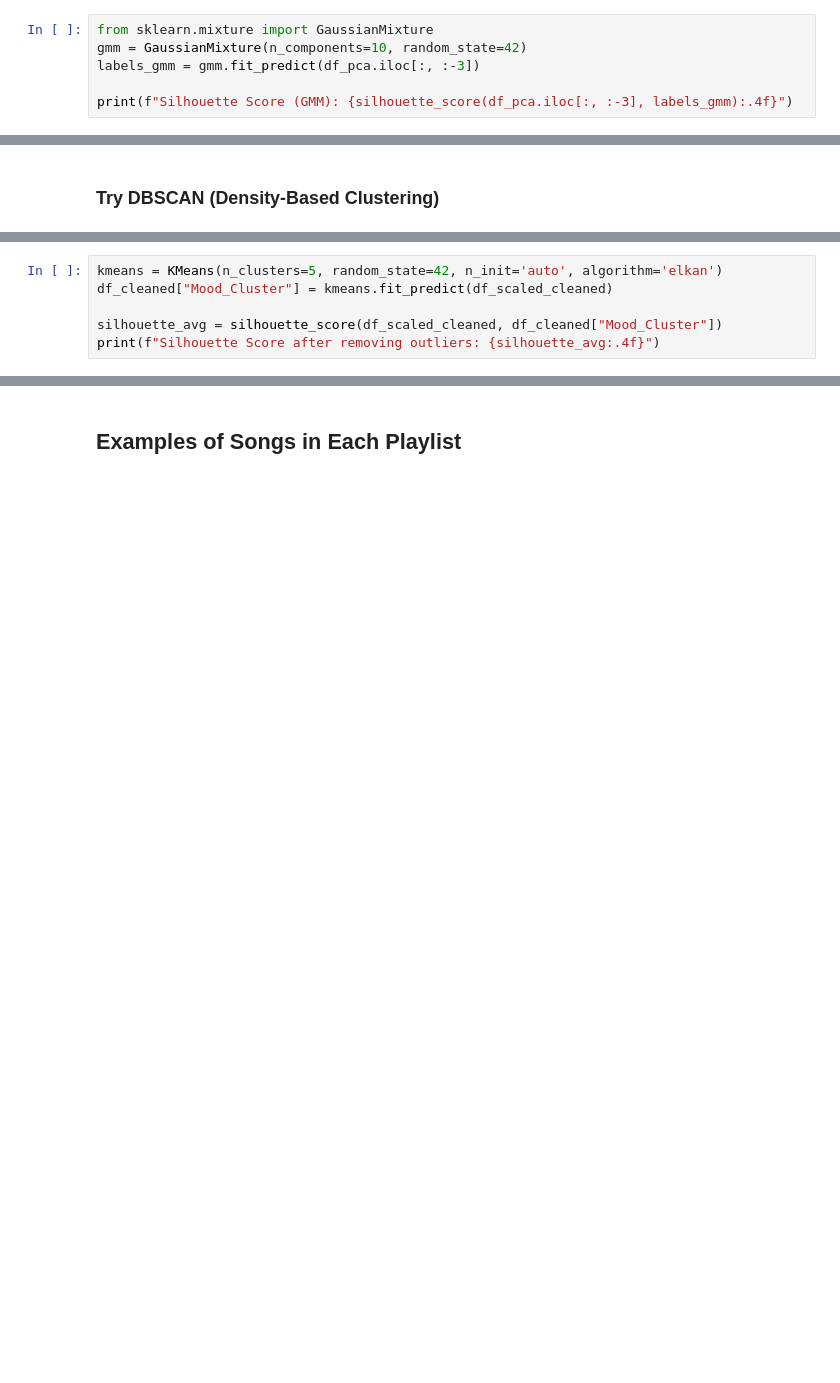
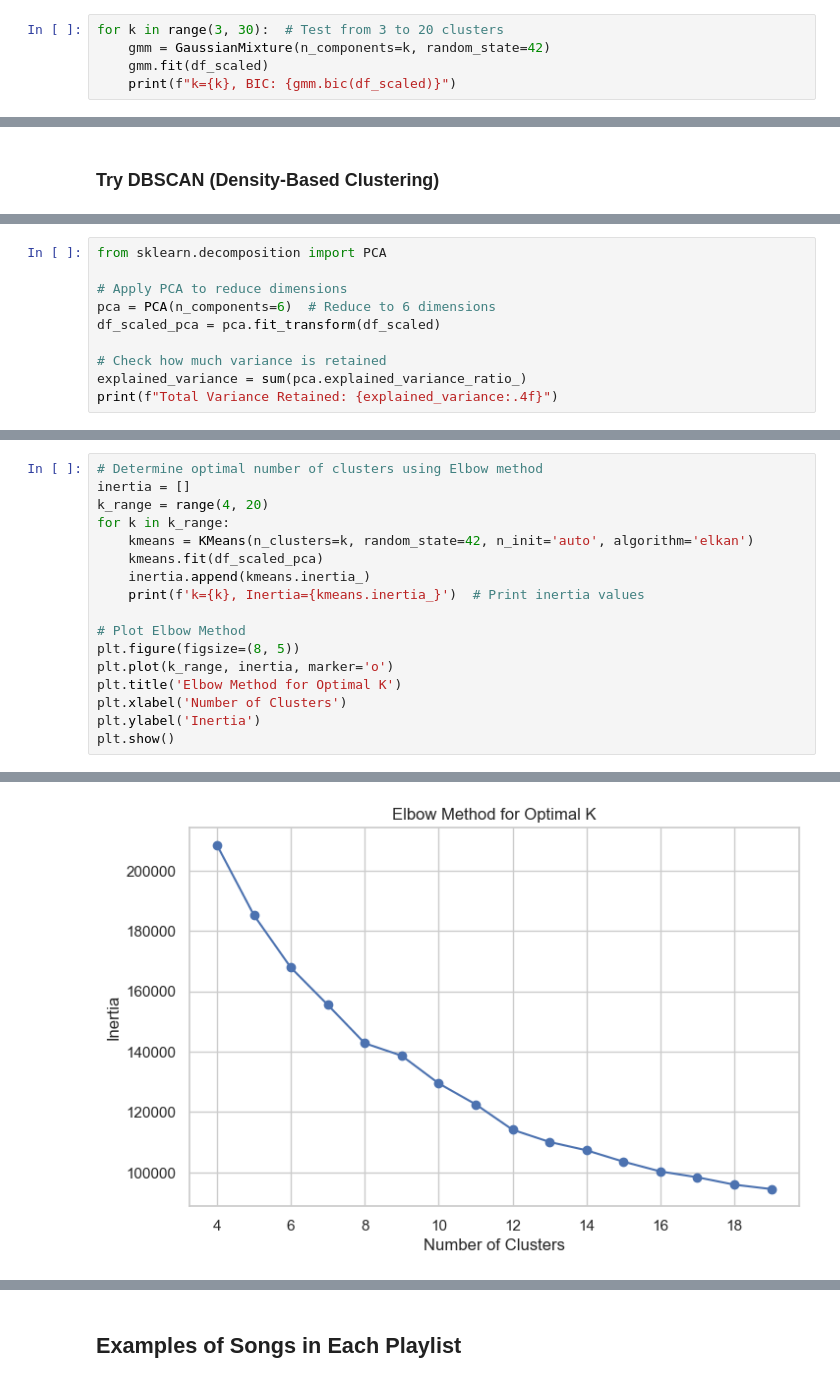
Before and after one commit to hannahdallas/captstone, a Jupyter notebook: notebook.ipynb, the cells around one changed output, grey strips where cells are left out. Drawn from its saved outputs; the diff is of its cells as text; blank space fills up the shorter version.

```diff
--- a/notebook.ipynb
+++ b/notebook.ipynb
@@ -417,6 +401,5 @@ print(f"Cosine Similarity Score for K-Means: {cosine_similarity_kmeans:.4f}")
-# %%
-from sklearn.mixture import GaussianMixture
-gmm = GaussianMixture(n_components=10, random_state=42)
-labels_gmm = gmm.fit_predict(df_pca.iloc[:, :-3])
-
-print(f"Silhouette Score (GMM): {silhouette_score(df_pca.iloc[:, :-3], labels_gmm):.4f}")
+# %%
+for k in range(3, 30):  # Test from 3 to 20 clusters
+    gmm = GaussianMixture(n_components=k, random_state=42)
+    gmm.fit(df_scaled)
+    print(f"k={k}, BIC: {gmm.bic(df_scaled)}")
@@ -536,6 +576,0 @@ df_scaled_cleaned = df_scaled[outliers == 1]
-# %%
-kmeans = KMeans(n_clusters=5, random_state=42, n_init='auto', algorithm='elkan')
-df_cleaned["Mood_Cluster"] = kmeans.fit_predict(df_scaled_cleaned)
-
-silhouette_avg = silhouette_score(df_scaled_cleaned, df_cleaned["Mood_Cluster"])
-print(f"Silhouette Score after removing outliers: {silhouette_avg:.4f}")
@@ -564,0 +602,10 @@ df[["song_title", "artist", "Mood_Cluster", "Mood_Label"]].head()
+# %%
+from sklearn.decomposition import PCA
+
+# Apply PCA to reduce dimensions
+pca = PCA(n_components=6)  # Reduce to 6 dimensions
+df_scaled_pca = pca.fit_transform(df_scaled)
+
+# Check how much variance is retained
+explained_variance = sum(pca.explained_variance_ratio_)
+print(f"Total Variance Retained: {explained_variance:.4f}")
@@ -564,0 +620,18 @@ df[["song_title", "artist", "Mood_Cluster", "Mood_Label"]].head()
+# %%
+# Determine optimal number of clusters using Elbow method
+inertia = []
+k_range = range(4, 20)
+for k in k_range:
+    kmeans = KMeans(n_clusters=k, random_state=42, n_init='auto', algorithm='elkan')
+    kmeans.fit(df_scaled_pca)
+    inertia.append(kmeans.inertia_)
+    print(f'k={k}, Inertia={kmeans.inertia_}')  # Print inertia values
+
+# Plot Elbow Method
+plt.figure(figsize=(8, 5))
+plt.plot(k_range, inertia, marker='o')
+plt.title('Elbow Method for Optimal K')
+plt.xlabel('Number of Clusters')
+plt.ylabel('Inertia')
+plt.show()
+# %% [output]
@@ -564,0 +654 @@ df[["song_title", "artist", "Mood_Cluster", "Mood_Label"]].head()
+[figure, added]
```
Also changed, not shown: parts of 85 cells of this notebook.
